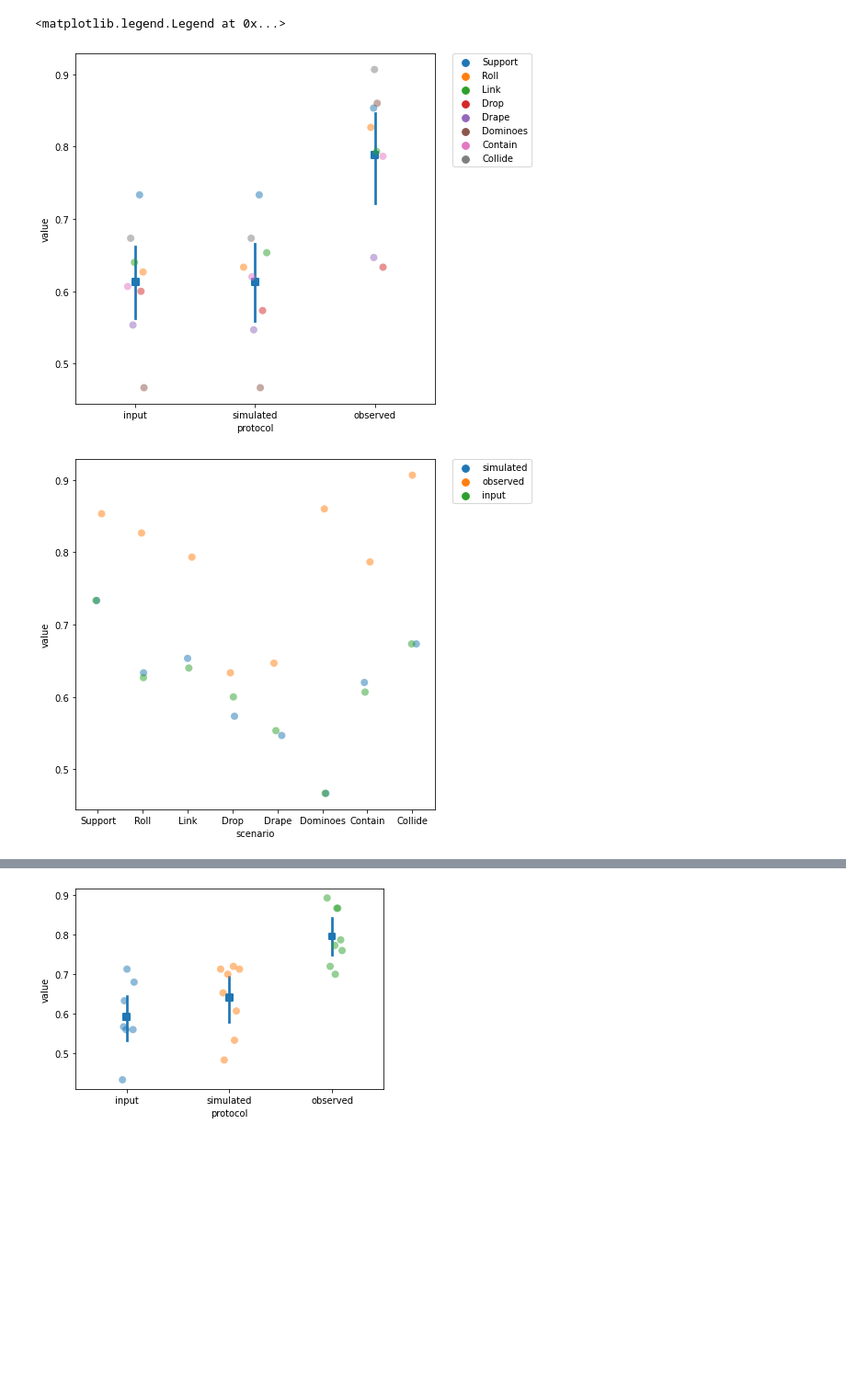
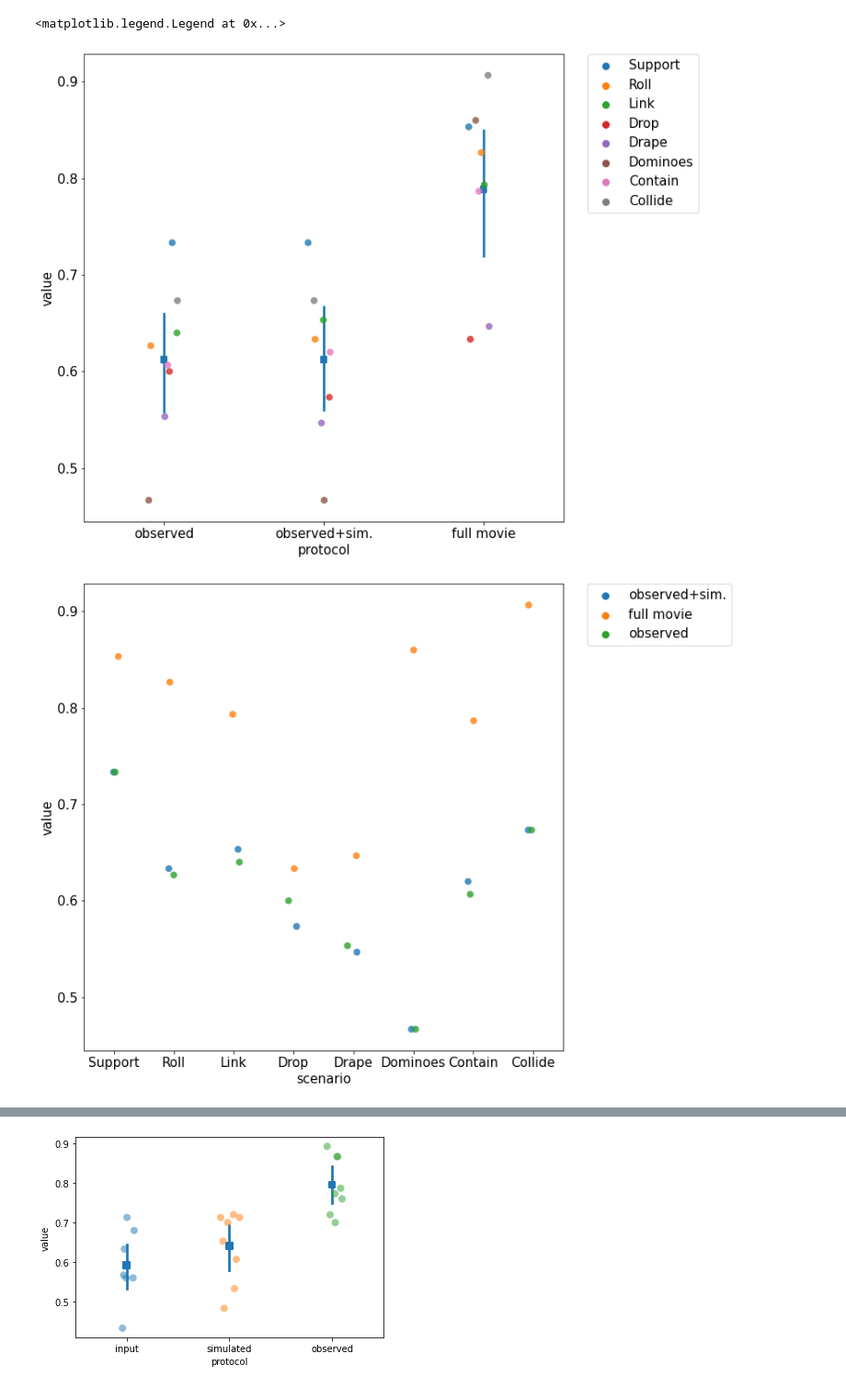
Before and after one commit to neuroailab/physics-models, a Jupyter notebook: notebooks/prelim_fitvid_results.ipynb, the cells around one changed output, grey strips where cells are left out. Shown: that part at 92% size. Drawn from its saved outputs; the diff is of its cells as text; code cells hidden in the pictures; blank space fills up the shorter version.

```diff
--- a/notebooks/prelim_fitvid_results.ipynb
+++ b/notebooks/prelim_fitvid_results.ipynb
@@ -110,12 +126,11 @@ KeyboardInterrupt:
 # %%
 download_videos(350000)
 # %%
-palette = None
 def add_boxplot(df, x, y, category):
-    sns.boxplot(x=x, y=y, data=df, hue=category, palette=palette, fliersize=0)
+    sns.boxplot(x=x, y=y, data=df, hue=category, fliersize=0)
 
 def add_pointplot(df, x, y,  category, **kwargs):
-    sns.pointplot(x=x, y=y, data=df, hue=category, palette=palette, join=False, dodge=0.7, markers='s', **kwargs)
+    sns.pointplot(x=x, y=y, data=df, hue=category, join=False, **kwargs)
 
 def add_stripplot(df, x, y, category, size=8, **kwargs):
-    sns.stripplot(x=x, y=y, data=df, hue=category, size=8, palette=palette, alpha=0.5, dodge=False, **kwargs)
+    sns.stripplot(x=x, y=y, data=df, hue=category, size=8, **kwargs)
@@ -121,0 +210,13 @@ def add_stripplot(df, x, y, category, size=8, **kwargs):
+# %%
+df = build_df(0)
+test_df = df[df['mode'] == 'test']
+order = [PROTOCOL_MAPPING[p] for p in ['input', 'simulated', 'observed']]
+plt.rcParams.update({'font.size': 15})
+plt.figure(figsize=(10,10))
+add_pointplot(test_df, 'protocol', 'value', None, order=order)
+add_stripplot(test_df, 'protocol', 'value', 'scenario', order=order)
+plt.legend(bbox_to_anchor=(1.05, 1), loc=2, borderaxespad=0.)
+
+plt.figure(figsize=(10,10))
+add_stripplot(test_df, 'scenario', 'value', 'protocol')
+plt.legend(bbox_to_anchor=(1.05, 1), loc=2, borderaxespad=0.)
@@ -122,15 +227,17 @@ def add_stripplot(df, x, y, category, size=8, **kwargs):
 # %%
 df = build_df(350000)
 test_df = df[df['mode'] == 'test']
-plt.figure(figsize=(7,7))
-add_pointplot(test_df, 'protocol', 'value', None, order=['input', 'simulated', 'observed'])
-add_stripplot(test_df, 'protocol', 'value', 'scenario', order=['input', 'simulated', 'observed'])
+order = [PROTOCOL_MAPPING[p] for p in ['input', 'simulated', 'observed']]
+plt.rcParams.update({'font.size': 15})
+plt.figure(figsize=(10,10))
+add_pointplot(test_df, 'protocol', 'value', None, order=order)
+add_stripplot(test_df, 'protocol', 'value', 'scenario', order=order)
 plt.legend(bbox_to_anchor=(1.05, 1), loc=2, borderaxespad=0.)
 
-plt.figure(figsize=(7,7))
+plt.figure(figsize=(10,10))
 add_stripplot(test_df, 'scenario', 'value', 'protocol')
 plt.legend(bbox_to_anchor=(1.05, 1), loc=2, borderaxespad=0.)
 # %% [output]
 <matplotlib.legend.Legend at 0x...>
-[figure, old version]
+[figure, new version]
-[figure, old version]
+[figure, new version]
```
Also changed, not shown: parts of 7 cells of this notebook.
